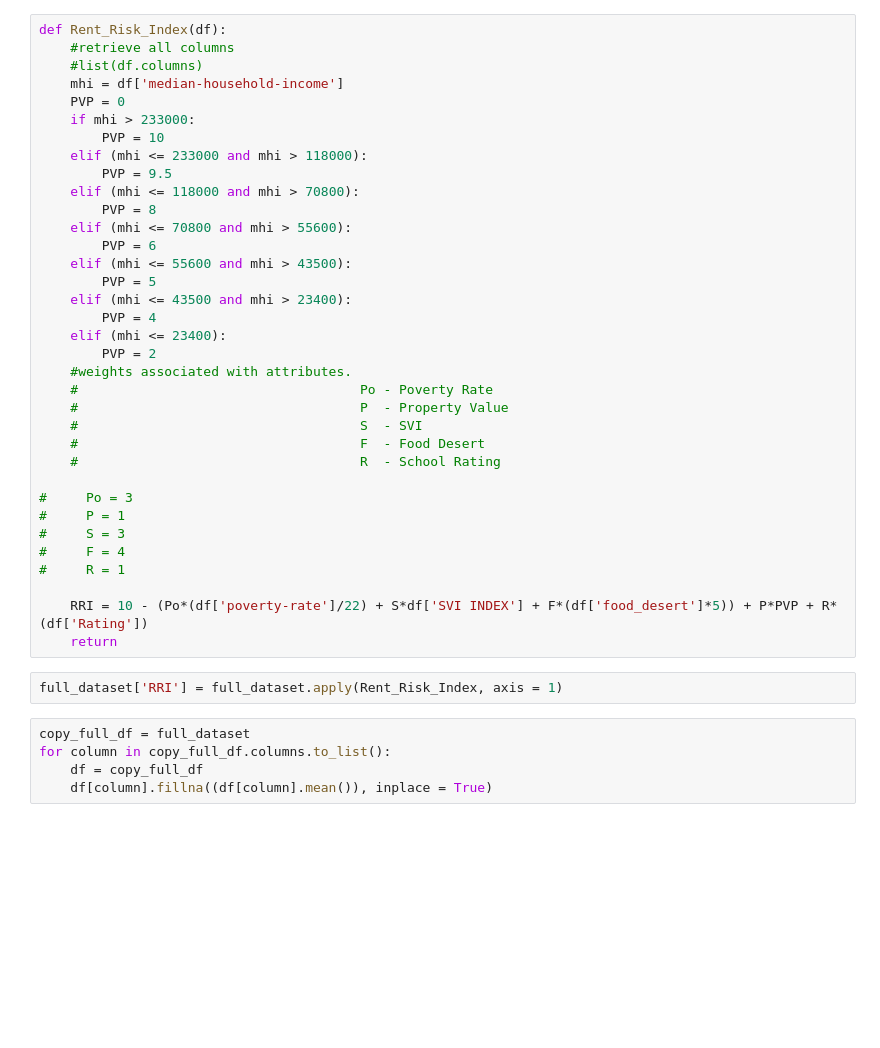
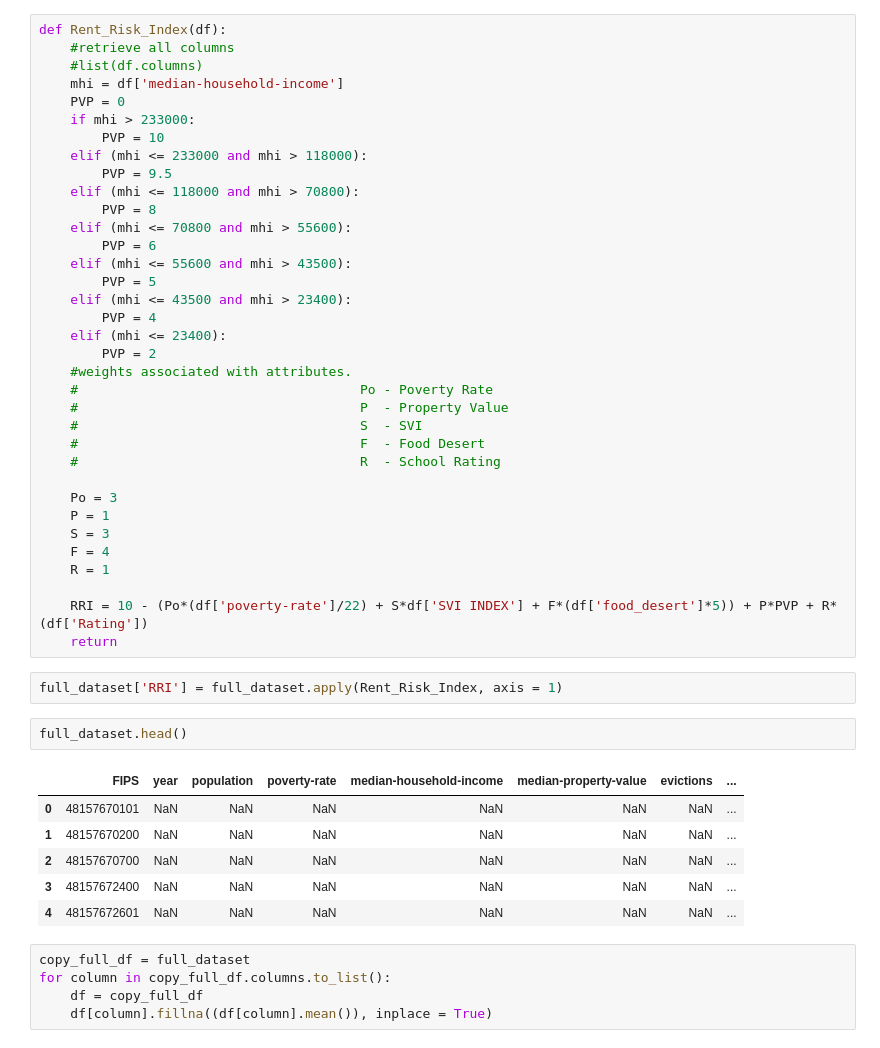
Before and after one commit to eccadena/FIPS_Investment_Decision_Project, a Jupyter notebook: notebooks/eric_RentRiskIndex.ipynb, the cells around one changed output. Saved outputs shown, nothing was run; the diff lists cells and outputs as text; blank space fills up the shorter version.

```diff
--- a/notebooks/eric_RentRiskIndex.ipynb
+++ b/notebooks/eric_RentRiskIndex.ipynb
@@ -56,16 +56,25 @@ def Rent_Risk_Index(df):
     #                                    F  - Food Desert
     #                                    R  - School Rating
 
-#     Po = 3
-#     P = 1
-#     S = 3
-#     F = 4
-#     R = 1
+    Po = 3
+    P = 1
+    S = 3
+    F = 4
+    R = 1
 
     RRI = 10 - (Po*(df['poverty-rate']/22) + S*df['SVI INDEX'] + F*(df['food_desert']*5)) + P*PVP + R*(df['Rating'])
     return
 # %%
 full_dataset['RRI'] = full_dataset.apply(Rent_Risk_Index, axis = 1)
+# %%
+full_dataset.head()
+# %% [output]
+|  | FIPS | year | population | poverty-rate | median-household-income | median-property-value | evictions | ... |
+| 0 | 48157670101 | NaN | NaN | NaN | NaN | NaN | NaN | ... |
+| 1 | 48157670200 | NaN | NaN | NaN | NaN | NaN | NaN | ... |
+| 2 | 48157670700 | NaN | NaN | NaN | NaN | NaN | NaN | ... |
+| 3 | 48157672400 | NaN | NaN | NaN | NaN | NaN | NaN | ... |
+| 4 | 48157672601 | NaN | NaN | NaN | NaN | NaN | NaN | ... |
 # %%
 copy_full_df = full_dataset
 for column in copy_full_df.columns.to_list():
```
Also changed, not shown: parts of 3 cells of this notebook.
